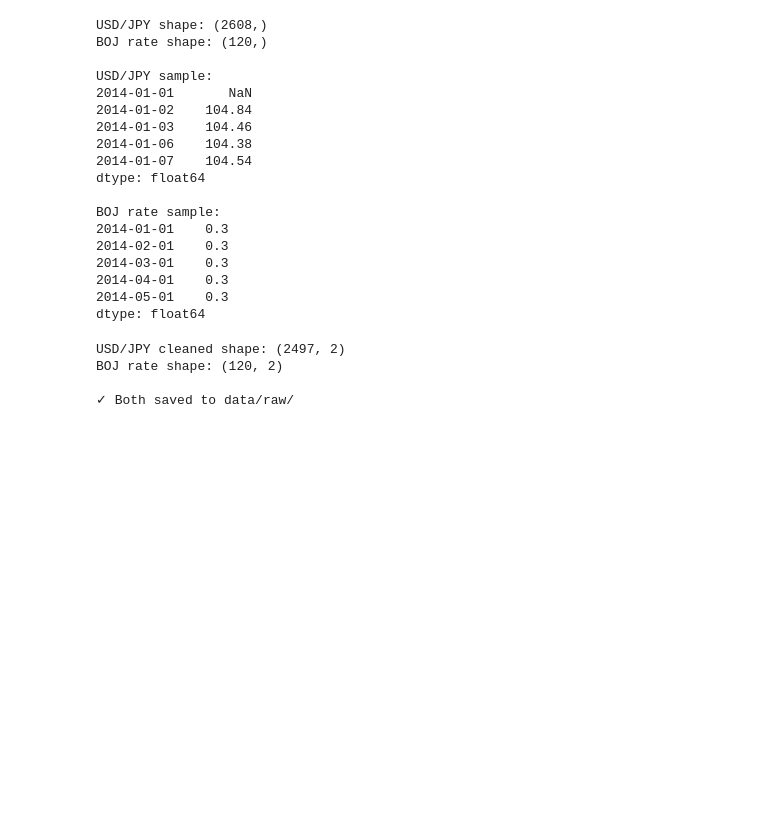
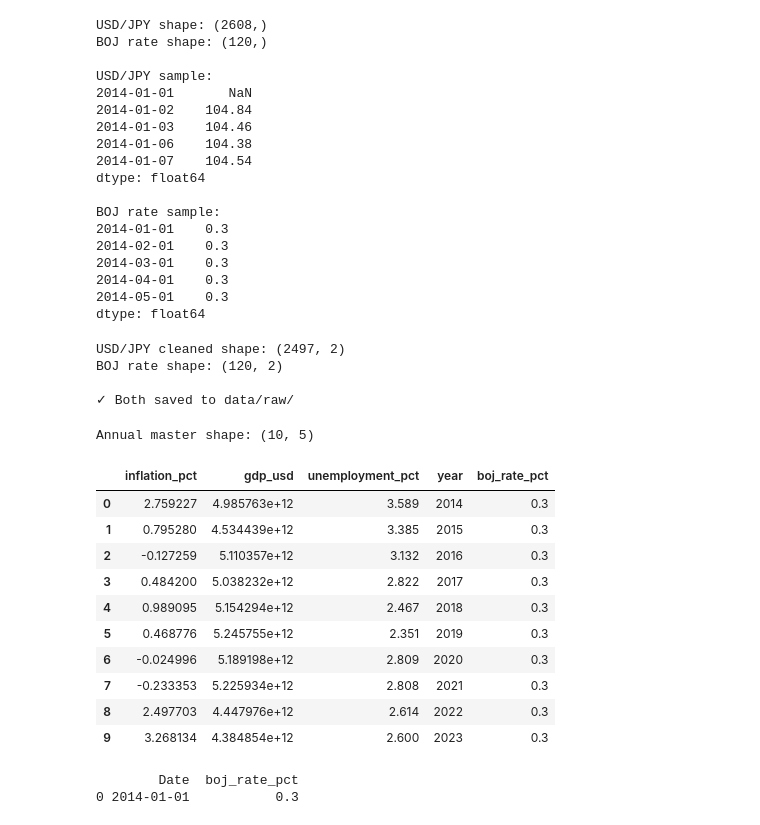
Before and after one commit to Prashant-4527/JapanScope-Stock-Economic-Intel, a Jupyter notebook: notebooks/01_pipeline.ipynb, the cells around one changed output. Saved outputs shown, nothing was run; the diff lists cells and outputs as text; code cells hidden in the pictures; blank space fills up the shorter version.

```diff
--- a/notebooks/01_pipeline.ipynb
+++ b/notebooks/01_pipeline.ipynb
@@ -259,3 +259,50 @@ USD/JPY cleaned shape: (2497, 2)
 BOJ rate shape: (120, 2)
 
 ✓ Both saved to data/raw/
+# %%
+# WHY resample stock/currency data to annual for THIS Table:
+# We're building the "does macro predict markets" dataset.
+# To compare fairly with annual GDP/inflation , we must collapse daily Nikkei/USD-JPY into one number per year
+# otherwise we get the exact fake-correlation problem
+
+nikkei_clean['Date'] = pd.to_datetime(nikkei_clean['Date'])
+nikkei_clean['year'] = nikkei_clean['Date'].dt.year
+
+nikkei_annual = nikkei_clean.groupby('year')['Close'].mean().reset_index()
+nikkei_annual.columns = ['year', 'nikkei_avg_close']
+
+usd_jpy_df['Date'] = pd.to_datetime(usd_jpy_df['Date'])
+usd_jpy_df['year'] = usd_jpy_df['Date'].dt.year
+usd_jpy_annual = usd_jpy_df.groupby('year')['usd_jpy'].mean().reset_index()
+
+boj_rate_df['Date'] = pd.to_datetime(boj_rate_df['Date'])
+boj_rate_df['year'] = boj_rate_df['Date'].dt.year
+boj_rate_annual = boj_rate_df.groupby('year')['boj_rate_pct'].mean().reset_index()
+
+# Why merge on 'year' (not .values):
+# always align by a real key, never by a row position
+
+annual_master = japan_macro_clean.merge(nikkei_annual, on='year')
+annual_master = japan_macro_clean.merge(usd_jpy_annual, on='year')
+annual_master = japan_macro_clean.merge(boj_rate_annual, on='year')
+
+print(f"Annual master shape: {annual_master.shape}")
+annual_master
+# %% [output]
+Annual master shape: (10, 5)
+|  | inflation_pct | gdp_usd | unemployment_pct | year | boj_rate_pct |
+| 0 | 2.759227 | 4.985763e+12 | 3.589 | 2014 | 0.3 |
+| 1 | 0.795280 | 4.534439e+12 | 3.385 | 2015 | 0.3 |
+| 2 | -0.127259 | 5.110357e+12 | 3.132 | 2016 | 0.3 |
+| 3 | 0.484200 | 5.038232e+12 | 2.822 | 2017 | 0.3 |
+| 4 | 0.989095 | 5.154294e+12 | 2.467 | 2018 | 0.3 |
+| 5 | 0.468776 | 5.245755e+12 | 2.351 | 2019 | 0.3 |
+| 6 | -0.024996 | 5.189198e+12 | 2.809 | 2020 | 0.3 |
+| 7 | -0.233353 | 5.225934e+12 | 2.808 | 2021 | 0.3 |
+| 8 | 2.497703 | 4.447976e+12 | 2.614 | 2022 | 0.3 |
+| 9 | 3.268134 | 4.384854e+12 | 2.600 | 2023 | 0.3 |
+# %%
+print(boj_rate_df[['Date', 'boj_rate_pct']].drop_duplicates(subset='boj_rate_pct'))
+# %% [output]
+        Date  boj_rate_pct
+0 2014-01-01           0.3
```
Also changed, not shown: parts of 5 cells of this notebook, 4 other files.
